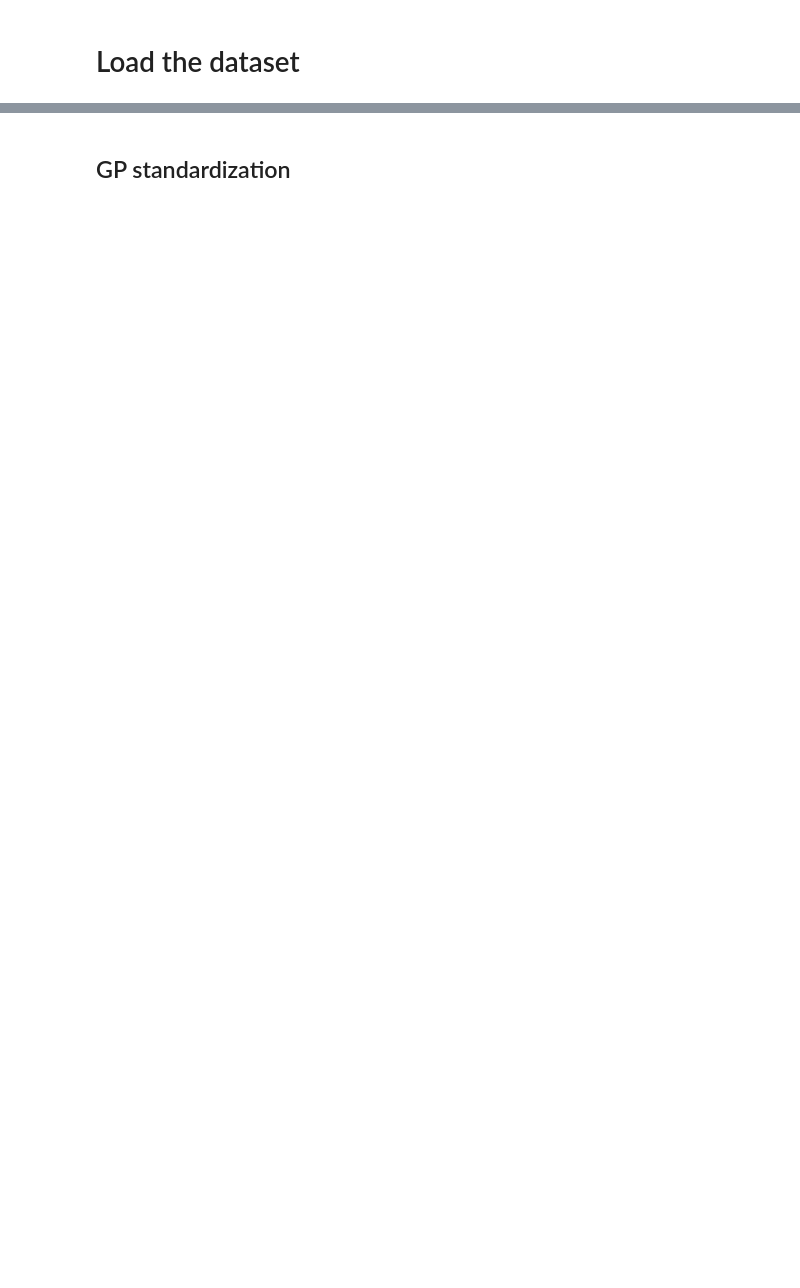
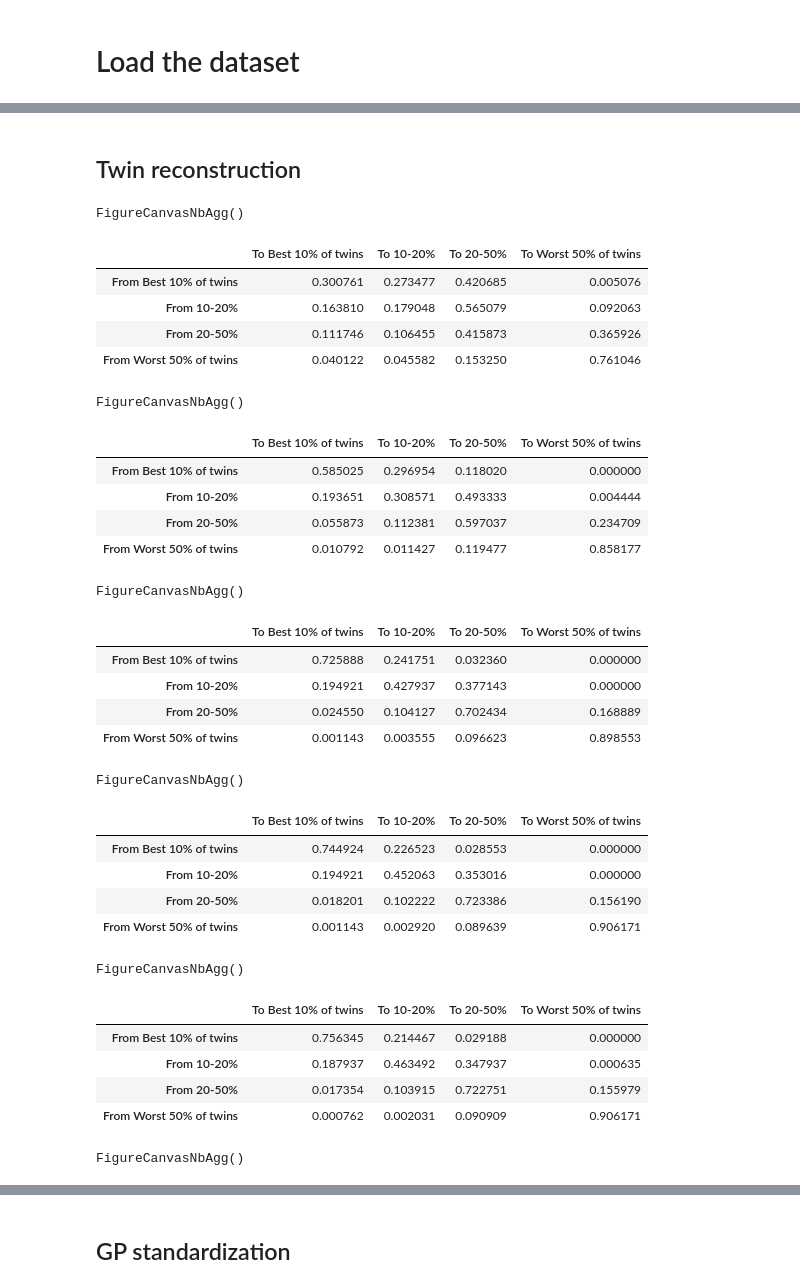
Before and after one commit to snfactory/twins_embedding, a Jupyter notebook: manifold_twins.ipynb, the cells around one changed output, grey strips where cells are left out. Drawn from its saved outputs; the diff is of its cells as text; code cells hidden in the pictures; blank space fills up the shorter version.

```diff
--- a/manifold_twins.ipynb
+++ b/manifold_twins.ipynb
@@ -74,0 +499,58 @@ a.do_embedding(n_components=3, n_neighbors=10)
+# %% [markdown]
+## Twin reconstruction
+# %%
+# Plot where twins and non-twins end up for different number of components.
+# We also make a summary plot.
+confused_fraction = []
+
+for n_components in range(1, 6):
+    a.do_embedding(n_components=n_components)
+    leakage_matrix = a.plot_twin_distances()
+    if n_components == 1:
+        title = '1 Component + Color'
+    else:
+        title = '%d Components + Color' % n_components
+    plt.title(title)
+    plt.tight_layout()
+    plt.savefig('./figures/twins_recovery_%d_components.pdf' % n_components)
+
+    confused_fraction.append(leakage_matrix[3, 0] + leakage_matrix[3, 1])
+
+plt.figure()
+plt.scatter(np.arange(len(confused_fraction)) + 1, confused_fraction)
+plt.ylim(0, 0.1)
+plt.xlabel('Number of components (in addition to color)')
+plt.ylabel('Fraction of non-twins confused as twins')
+plt.savefig('./figures/twins_confusion.pdf')
+# %% [output]
+FigureCanvasNbAgg()
+|  | To Best 10% of twins | To 10-20% | To 20-50% | To Worst 50% of twins |
+| From Best 10% of twins | 0.300761 | 0.273477 | 0.420685 | 0.005076 |
+| From 10-20% | 0.163810 | 0.179048 | 0.565079 | 0.092063 |
+| From 20-50% | 0.111746 | 0.106455 | 0.415873 | 0.365926 |
+| From Worst 50% of twins | 0.040122 | 0.045582 | 0.153250 | 0.761046 |
+FigureCanvasNbAgg()
+|  | To Best 10% of twins | To 10-20% | To 20-50% | To Worst 50% of twins |
+| From Best 10% of twins | 0.585025 | 0.296954 | 0.118020 | 0.000000 |
+| From 10-20% | 0.193651 | 0.308571 | 0.493333 | 0.004444 |
+| From 20-50% | 0.055873 | 0.112381 | 0.597037 | 0.234709 |
+| From Worst 50% of twins | 0.010792 | 0.011427 | 0.119477 | 0.858177 |
+FigureCanvasNbAgg()
+|  | To Best 10% of twins | To 10-20% | To 20-50% | To Worst 50% of twins |
+| From Best 10% of twins | 0.725888 | 0.241751 | 0.032360 | 0.000000 |
+| From 10-20% | 0.194921 | 0.427937 | 0.377143 | 0.000000 |
+| From 20-50% | 0.024550 | 0.104127 | 0.702434 | 0.168889 |
+| From Worst 50% of twins | 0.001143 | 0.003555 | 0.096623 | 0.898553 |
+FigureCanvasNbAgg()
+|  | To Best 10% of twins | To 10-20% | To 20-50% | To Worst 50% of twins |
+| From Best 10% of twins | 0.744924 | 0.226523 | 0.028553 | 0.000000 |
+| From 10-20% | 0.194921 | 0.452063 | 0.353016 | 0.000000 |
+| From 20-50% | 0.018201 | 0.102222 | 0.723386 | 0.156190 |
+| From Worst 50% of twins | 0.001143 | 0.002920 | 0.089639 | 0.906171 |
+FigureCanvasNbAgg()
+|  | To Best 10% of twins | To 10-20% | To 20-50% | To Worst 50% of twins |
+| From Best 10% of twins | 0.756345 | 0.214467 | 0.029188 | 0.000000 |
+| From 10-20% | 0.187937 | 0.463492 | 0.347937 | 0.000635 |
+| From 20-50% | 0.017354 | 0.103915 | 0.722751 | 0.155979 |
+| From Worst 50% of twins | 0.000762 | 0.002031 | 0.090909 | 0.906171 |
+FigureCanvasNbAgg()
```
Also changed, not shown: parts of 157 cells of this notebook.
